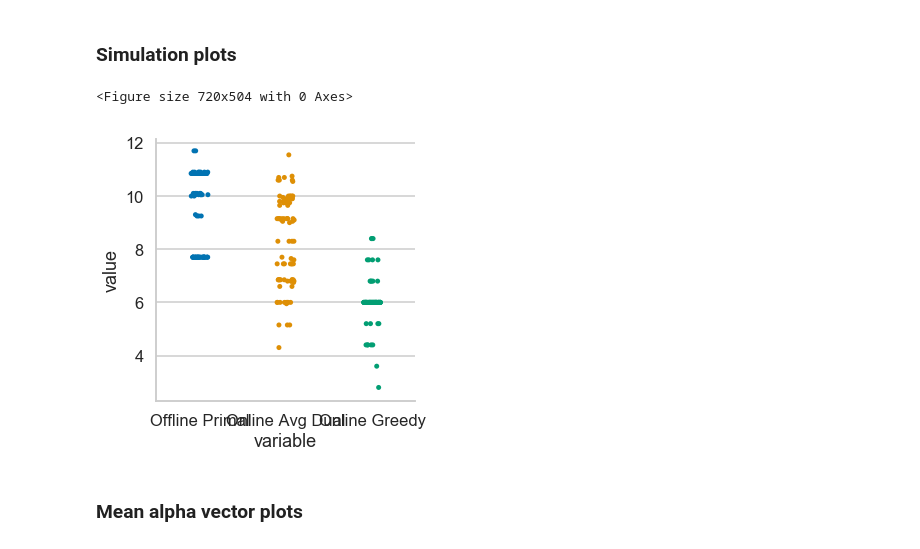
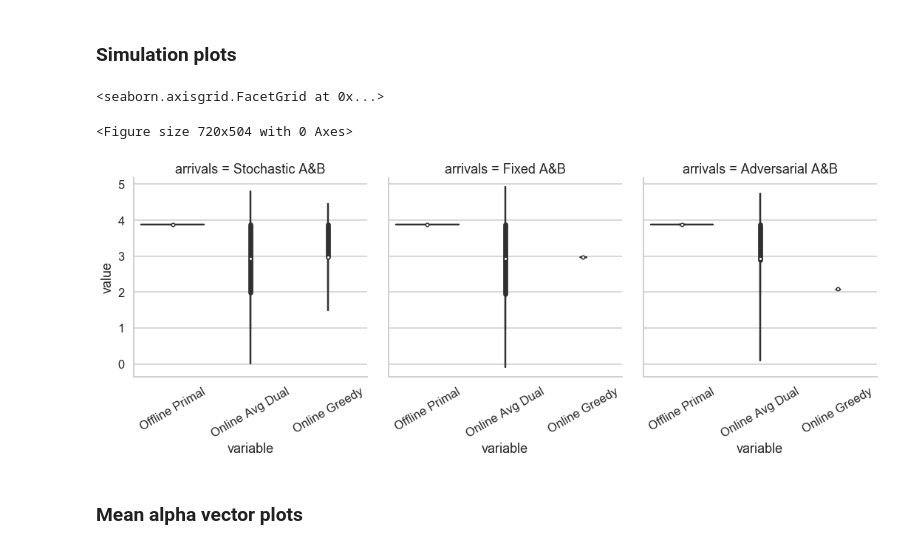
Before and after one commit to lguerdan/dynamic-matching-solver, a Jupyter notebook: dynamic_matching_solvers.ipynb, the cells around one changed output. Saved outputs shown, nothing was run; the diff lists cells and outputs as text; code cells hidden in the pictures.

Commit message:
add simulate forward code

```diff
--- a/dynamic_matching_solvers.ipynb
+++ b/dynamic_matching_solvers.ipynb
@@ -585,9 +583,9 @@ plt.show()
 # %% [markdown]
 Define specific scenarios where a greedy approach will perform sub-optimally
 # %%
-J=30
+J=50
 I=3
-d=2
+d=4
 T = J+d
 
 scenarios = {}
@@ -805,14 +789,15 @@ T = J+d
 # %% [markdown]
 ### Simulation plots
 # %%
-simdf = simulate_alphas(I,J,T,N_SIMULATION,N_TEST,a=['Stochastic','Fixed','Adversarial'], scenario=scenarios['1'])
+simdf = simulate_alphas(I,J,T,N_SIMULATION,N_TEST,a=['Stochastic','Fixed','Adversarial'], scenario=scenarios['3'])
 
 plt.figure(figsize=(10,7))
 ax = sns.catplot(x="variable", y="value", col='arrivals',  data=pd.melt(simdf,id_vars=['snrs','arrivals']), kind='violin')
 ax.set_xticklabels(rotation=30)
 # %% [output]
-<Figure size 720x504 with 0 Axes>
+<seaborn.axisgrid.FacetGrid at 0x...>
+<Figure size 720x504 with 0 Axes>
-[figure, old version]
+[figure, new version]
 # %% [markdown]
 ### Mean alpha vector plots
 # %% [markdown]
```
Also changed, not shown: parts of 3 cells of this notebook, 3 other files.
